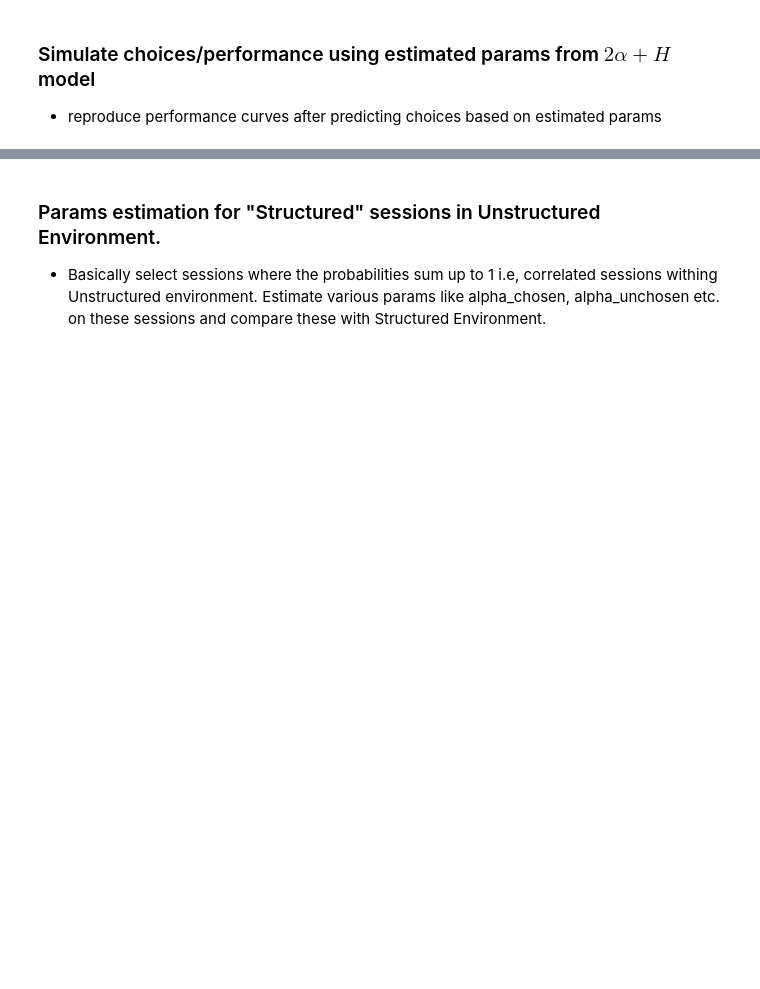
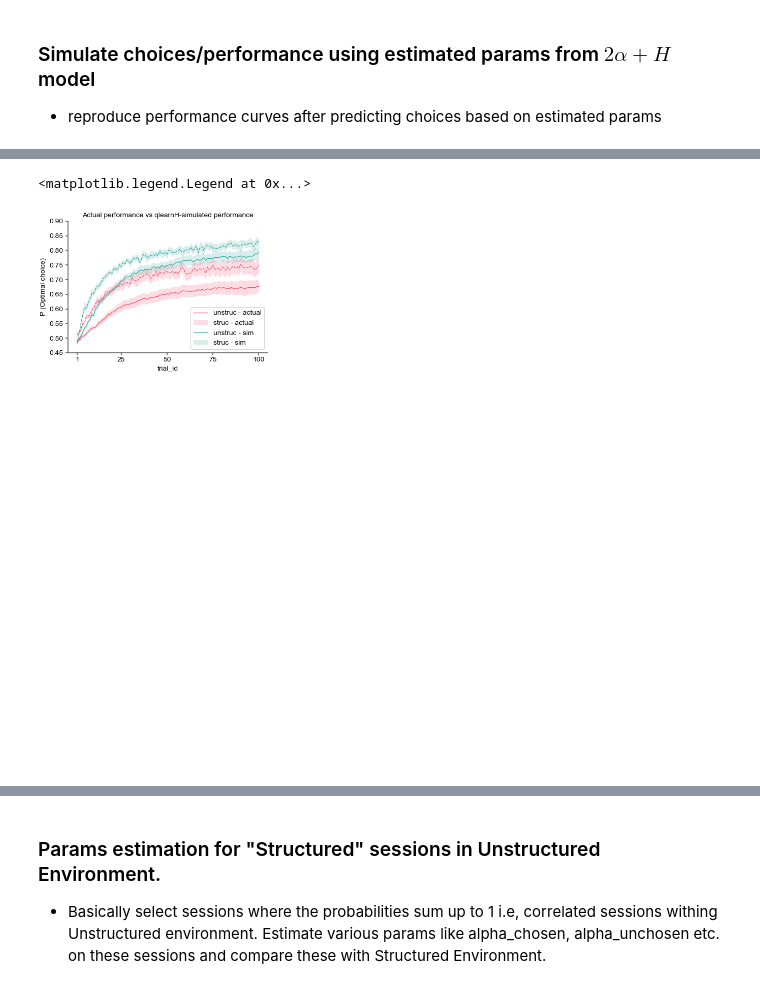
Before and after one commit to bapungiri/py_adlab_bg, a Jupyter notebook: mab_qlearning1.ipynb, the cells around one changed output, grey strips where cells are left out. Cells and saved outputs as stored; diff of their text form; code cells hidden in the pictures; blank space fills up the shorter version.

```diff
--- a/mab_qlearning1.ipynb
+++ b/mab_qlearning1.ipynb
@@ -437,55 +339,42 @@ mab_subjects.GroupData().save(perf_df, "perf_qlearning_assess_params")
 # %%
 import matplotlib.pyplot as plt
 import seaborn as sns
 from neuropy import plotting
 import mab_subjects
+from mab_colors import Palette2Arm
 import numpy as np
-from statannotations.Annotator import Annotator
-from statplot_utils import stat_kw
 
-fig = plotting.Fig(8, 4, size=(8.5, 11), num=2)
+fig = plotting.Fig(4, 2, size=(8.5, 11), fontsize=10)
 
-grpdata = mab_subjects.GroupData()
-df = grpdata.perf_qlearning_assess_params
+df = mab_subjects.GroupData().qlearnH_sim.latest
 
 
 ax = fig.subplot(fig.gs[0])
-# ax.axhline(0, color="gray", lw=0.8, zorder=0)
 hue_order = ["unstruc", "struc"]
-plot_kw = dict(data=df, x="trial_id", y="perf", hue="grp", hue_order=hue_order, ax=ax)
-sns.lineplot(
-    palette=["#f77189", "#36ada4"],
-    linewidth=0.8,
-    # edgecolor="white",
-    # facecolor=(0, 0, 0, 0),
-    # alpha=0.4,
+plot_kw = dict(
+    data=df,
+    x="trial_id",
+    hue="grp",
+    hue_order=hue_order,
+    palette=Palette2Arm().as_dict(),
+    linewidth=1,
+    errorbar="se",
     err_kws=dict(edgecolor="none"),
-    errorbar="se",
-    **plot_kw,
+    ax=ax,
 )
-plot_kw = dict(
-    data=df, x="trial_id", y="perf_new", hue="grp", hue_order=hue_order, ax=ax
-)
-sns.lineplot(
-    palette=["#f77189", "#36ada4"],
-    linestyle="dashed",
-    linewidth=0.8,
-    # facecolor=(0, 0, 0, 0),
-    # alpha=0.4,
-    err_kws=dict(edgecolor="none"),
-    errorbar="se",
-    **plot_kw,
-)
+sns.lineplot(y="perf", linestyle="solid", **plot_kw)
+sns.lineplot(y="perf_sim", linestyle="dashed", **plot_kw)
 
-# orders = ["unstruc", "struc"]
-# pairs = [(("unstruc"), ("struc"))]
-# annotator = Annotator(pairs=pairs, order=orders, **plot_kw)
-# annotator.configure(test="Kruskal", **stat_kw, color="k", verbose=True)
-# annotator.apply_and_annotate()
-# annotator.reset_configuration()
 # ax.grid(True)
-ax.set_title("Performance\n(First experience)")
-ax.set_ylabel("Performance")
-ax.set_ylim(0.45, 1)
-ax.set_xticks([1, 50, 100])
-ax.get_legend().remove()
+# ax.legend(['s','b','sd','sd'])
+ax.set_title("Actual performance vs qlearnH-simulated performance")
+ax.set_ylabel("P (Optimal choice)")
+ax.set_ylim(0.45, 0.9)
+ax.set_xticks([1, 25, 50, 75, 100])
+# ax.get_legend().remove()
+# ax.legend(['a','b','c','d'])
+
+ax.legend(["unstruc - actual", "struc - actual", "unstruc - sim", "struc - sim"])
+# %% [output]
+<matplotlib.legend.Legend at 0x...>
+[figure, added]
```
Also changed, not shown: parts of 9 cells of this notebook, 3 other files.
